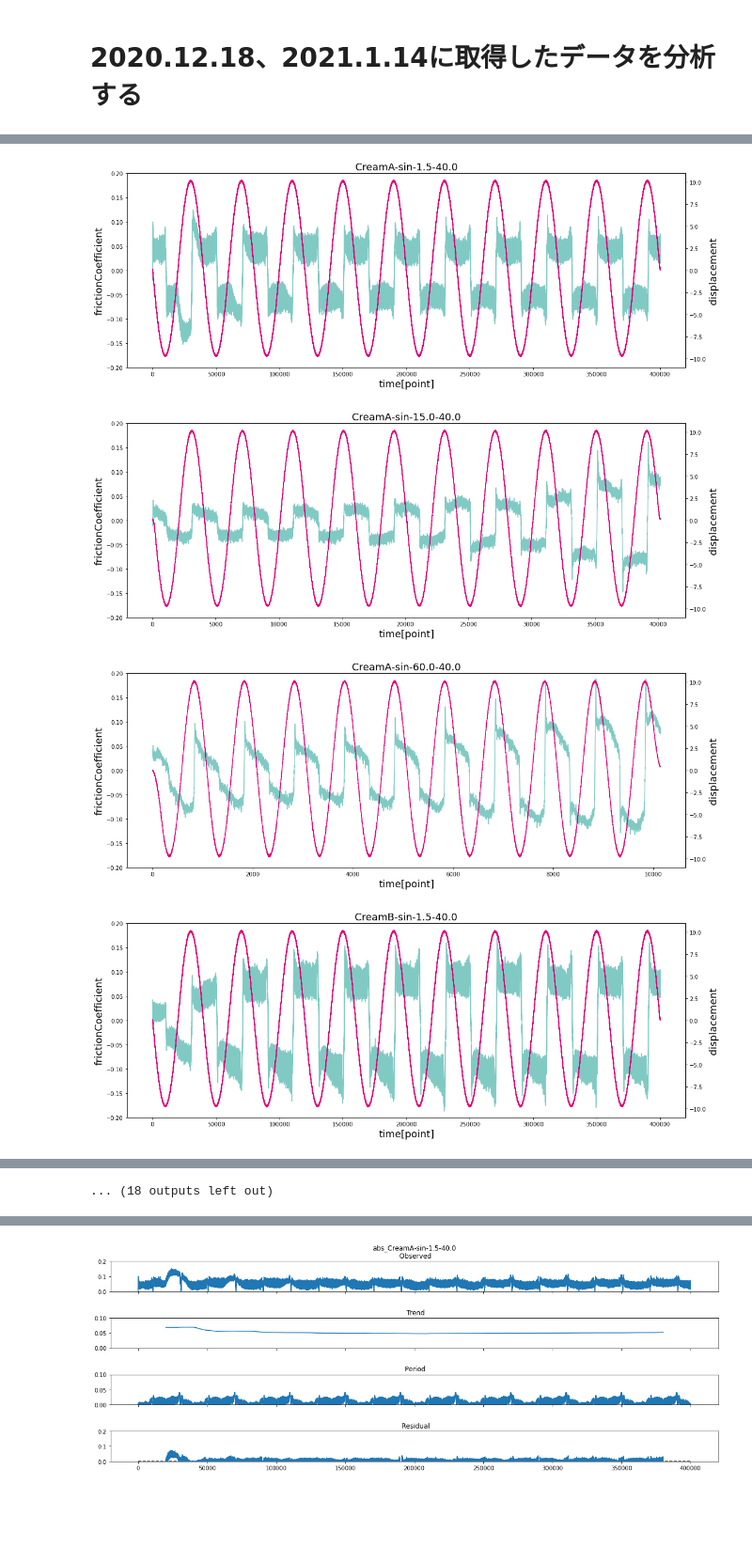
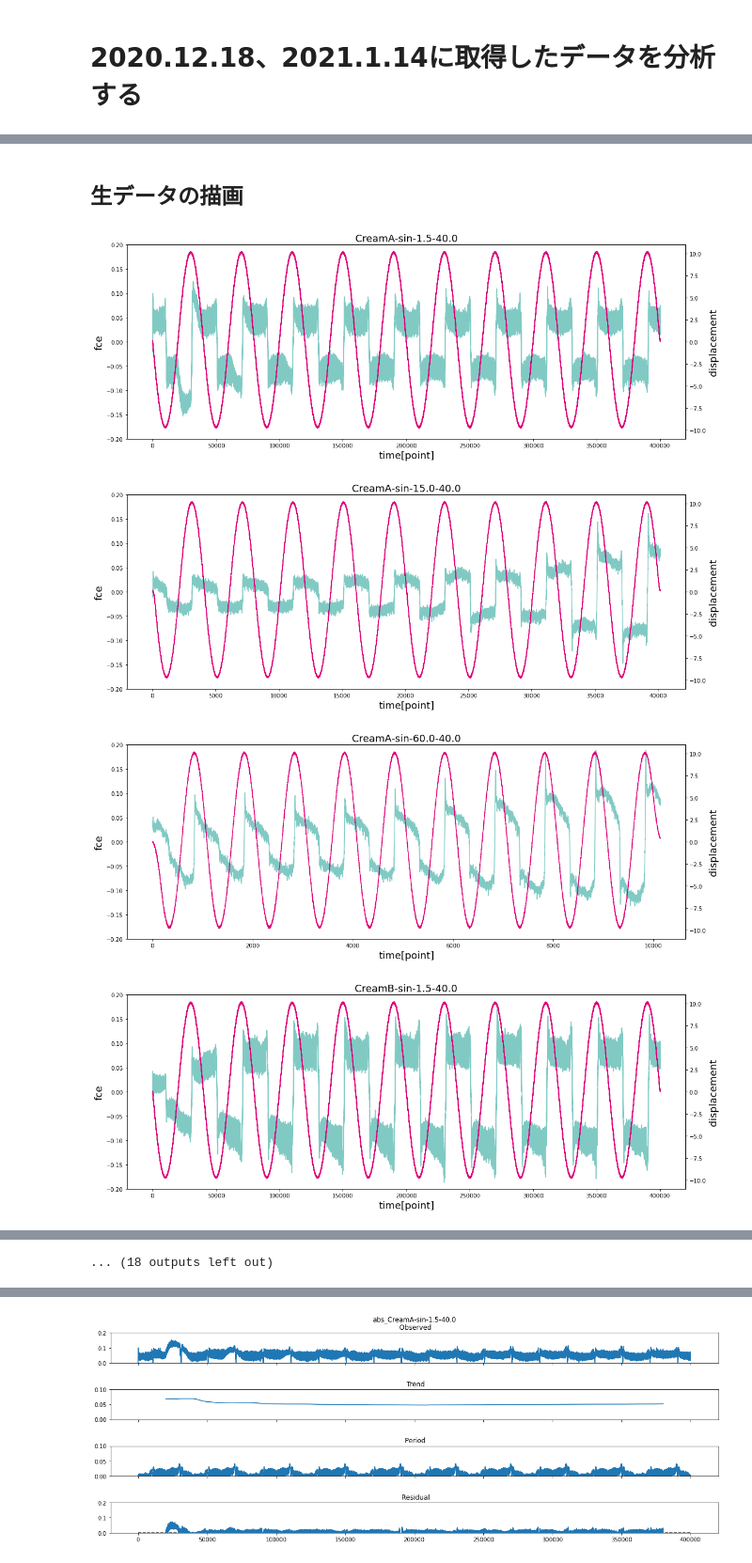
Before and after one commit to NagiYoshitsugu/Friction, a Jupyter notebook: 210115.ipynb, the cells around one changed output, grey strips where cells are left out. Shown at 94% size. Drawn from its saved outputs; the diff is of its cells as text; code cells hidden in the pictures; blank space fills up the shorter version.

```diff
--- a/210115.ipynb
+++ b/210115.ipynb
@@ -52,15 +47,17 @@ v_data_conditions = pd.concat([v_data_conditions_201218, v_data_conditions_21011
 v_frictionData = {}
 for i in v_data_conditions.index:
     v_frictionData[str(i)] = FrictionData(str(i), v_data_conditions)
+# %% [markdown]
+## 生データの描画
 # %%
 for i in v_data_conditions.index:
     if v_frictionData[str(i)].type == 'sin':
-        v_range_frictionCoefficient = 0.2
+        v_range_fce = 0.2
     elif v_frictionData[str(i)].type == 'square':
-        v_range_frictionCoefficient = 2.0
-    v_frictionData[str(i)].plot_rawData(v_range_frictionCoefficient)
+        v_range_fce = 2.0
+    v_frictionData[str(i)].plot_rawData(v_range_fce)
 # %% [output]
-[figure, old version]
+[figure, new version]
-[figure, old version]
+[figure, new version]
-[figure, old version]
+[figure, new version]
-[figure, old version]
+[figure, new version]
```
Also changed, not shown: parts of 8 cells of this notebook.
